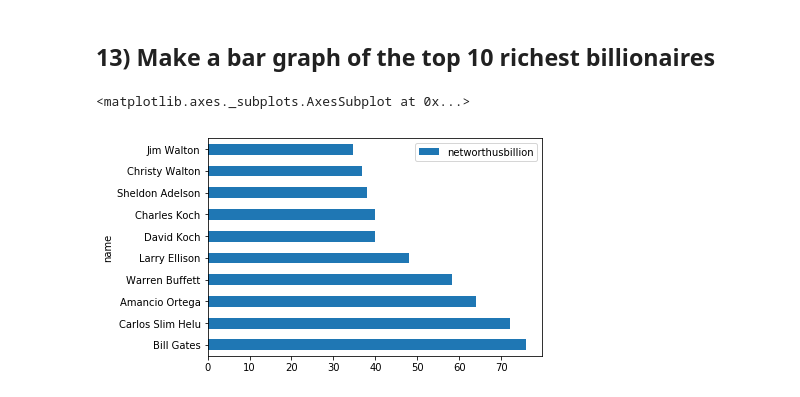
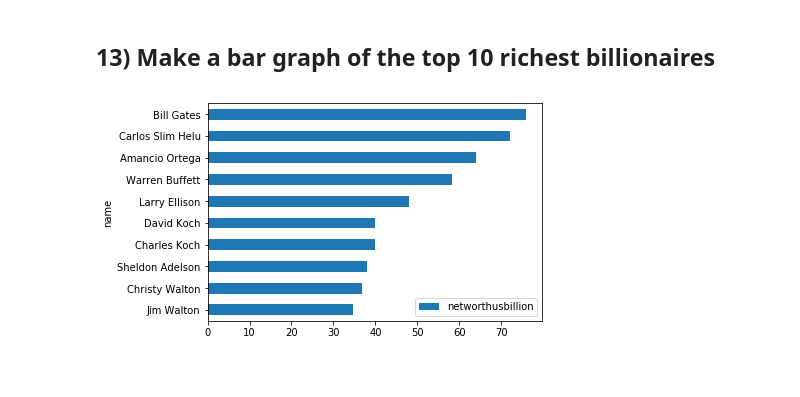
Before and after one commit to JulienAssouline/Foundations-Python, a Jupyter notebook: 05 - pandas (billionaires).ipynb, the cells around one changed output. Cells and saved outputs as stored; diff of their text form; code cells hidden in the pictures.

```diff
--- a/05 - pandas (billionaires).ipynb
+++ b/05 - pandas (billionaires).ipynb
@@ -192,7 +191,7 @@ df.plot(kind = "scatter", x = "age", y = "networthusbillion")
 # %% [markdown]
 ## 13) Make a bar graph of the top 10 richest billionaires
 # %%
-df.sort_values(by = "networthusbillion", ascending = False).head(10).plot(x = "name", y = "networthusbillion", kind = "barh")
+
+df.sort_values(by = "networthusbillion", ascending = False).head(10).plot(x = "name", y = "networthusbillion", kind = "barh").invert_yaxis()
 # %% [output]
-<matplotlib.axes._subplots.AxesSubplot at 0x...>
-[figure, old version]
+[figure, new version]
```
Also changed, not shown: parts of 1 cell of this notebook, 1 other file.
